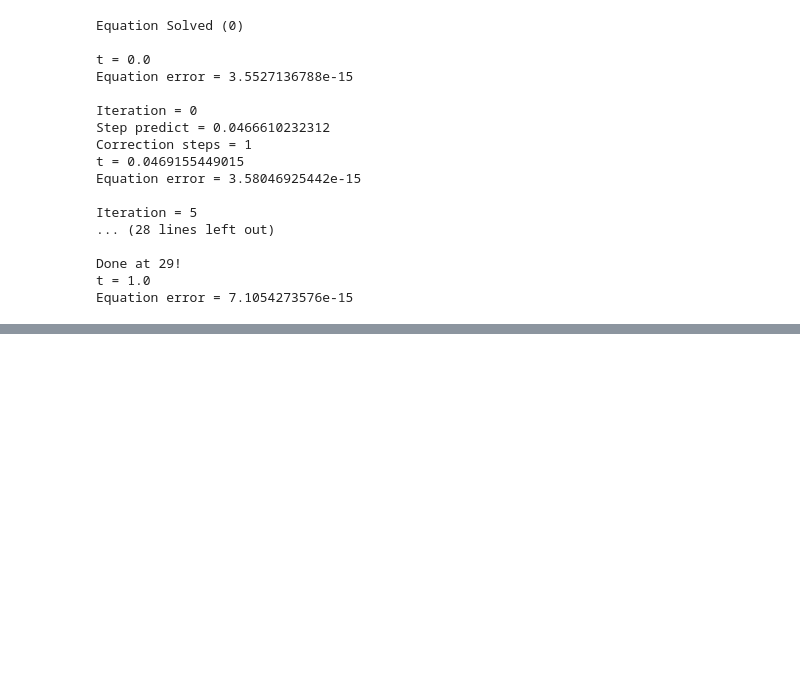
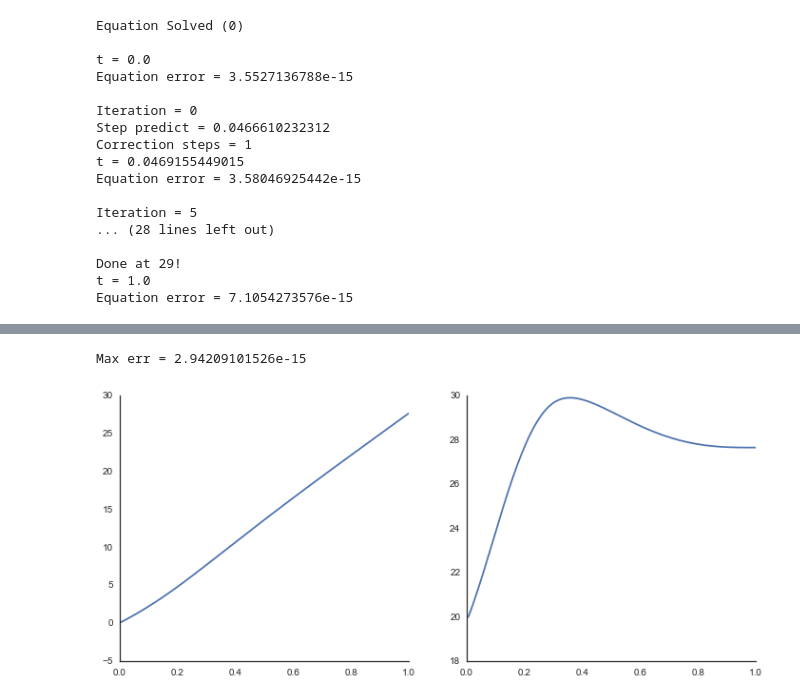
Before and after one commit to iamlemec/meteo, a Jupyter notebook: Frontier.ipynb, the cells around one changed output, grey strips where cells are left out. Drawn from its saved outputs; the diff is of its cells as text; code cells hidden in the pictures; blank space fills up the shorter version.

```diff
--- a/Frontier.ipynb
+++ b/Frontier.ipynb
@@ -66,0 +115,2 @@ Equation error = 7.1054273576e-15
+# %%
+mod_po = meteo.Model('models/frontier_privopt.json',constants=meteo.merge(constants,{'x': x_sp,'y': y_sp}))
@@ -66,0 +119,11 @@ Equation error = 7.1054273576e-15
+# %%
+(t_path_po,par_path_po,var_path_po) = mod_po.homotopy_bde({"alpha":0.0,"g":0.0},{"alpha":1.0,"g":g},
+                                                  {"Wbar":Wbar,"x0":x0,"W":[Wgrid,Wpgrid],"Z":[Zgrid,Zpgrid]},
+                                                  solve=True,output=True,delt=0.025,max_step=1000,max_newton=10)
+
+t_path_good_po = t_path_po[::2]
+par_path_good_po = par_path_po[::2]
+var_path_good_po = var_path_po[::2]
+
+parf_dict_po = mod_po.array_to_dict(par_path_good_po[-1],mod_po.par_info,mod_po.par_sizes)
+varf_dict_po = mod_po.array_to_dict(var_path_good_po[-1],mod_po.var_info,mod_po.var_sizes)
@@ -66,0 +148,17 @@ Equation error = 7.1054273576e-15
+# %%
+def plot_index(idx=0):
+    parf_dict_po = mod_eq.array_to_dict(par_path_good_po[idx],mod_po.par_info,mod_po.par_sizes)
+    varf_dict_po = mod_po.array_to_dict(var_path_good_po[idx],mod_po.var_info,mod_po.var_sizes)
+
+    print 'Max err = {}'.format(np.max(np.abs(mod_po.eval_system(parf_dict_po,varf_dict_po))))
+
+    (W_fin,dW_fin) = varf_dict_po['W']
+
+    (fig,(ax1,ax2)) = subplots(1,2,figsize=(12,5))
+    ax1.plot(qgrid,W_fin); sns.despine(ax=ax1);
+    ax2.plot(qgrid,dW_fin); sns.despine(ax=ax2);
+
+interact(plot_index,idx=(0,len(t_path_good_po)-1));
+# %% [output]
+Max err = 2.94209101526e-15
+[figure, added]
```
Also changed, not shown: parts of 7 cells of this notebook, 4 other files.
